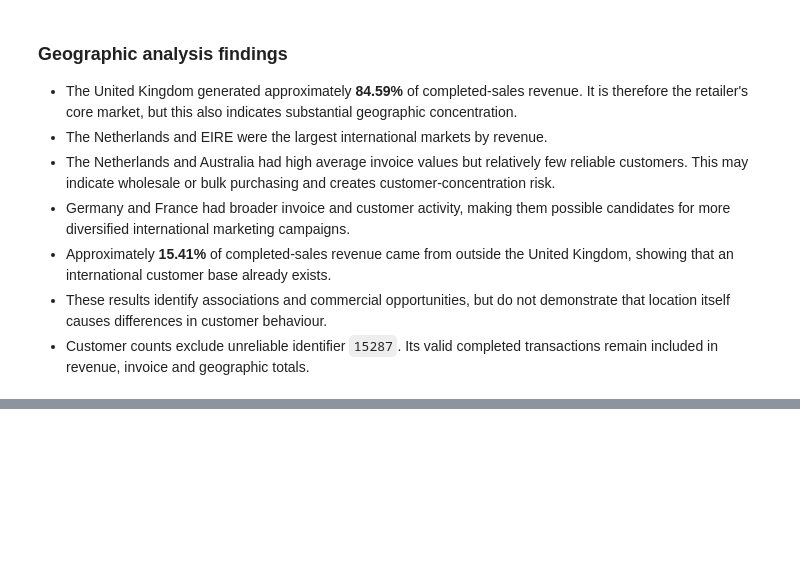
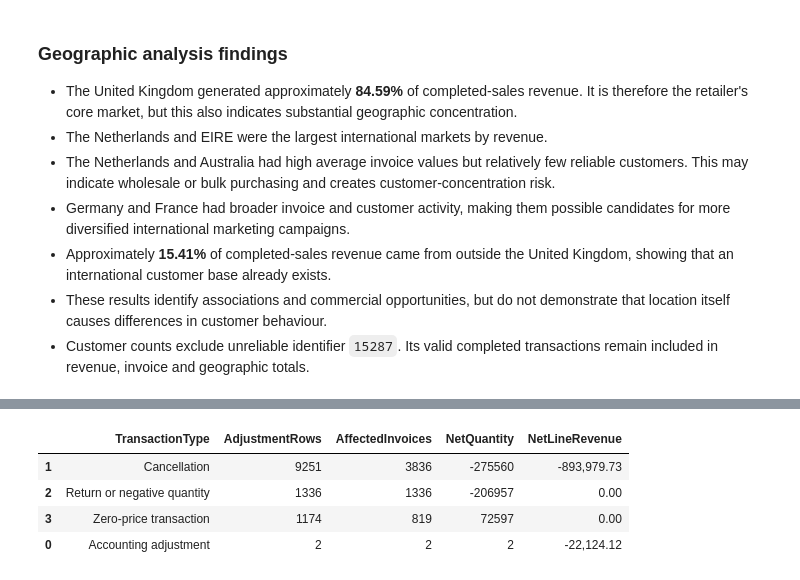
Before and after one commit to Ellusive89/CI-DA-Project-2-Online-Retail-Transaction-Analysis, a Jupyter notebook: jupyter_notebooks/02_Exploratory_Data_Analysis.ipynb, the cells around one changed output, grey strips where cells are left out. Drawn from its saved outputs; the diff is of its cells as text; code cells hidden in the pictures; blank space fills up the shorter version.

```diff
--- a/jupyter_notebooks/02_Exploratory_Data_Analysis.ipynb
+++ b/jupyter_notebooks/02_Exploratory_Data_Analysis.ipynb
@@ -1062,0 +1074,25 @@ Geographic-analysis validation passed.
+# %%
+transaction_type_summary = (
+    returns_df.groupby(
+        "TransactionType",
+        as_index=False,
+    )
+    .agg(
+        AdjustmentRows=("InvoiceNo", "size"),
+        AffectedInvoices=("InvoiceNo", "nunique"),
+        NetQuantity=("Quantity", "sum"),
+        NetLineRevenue=("LineRevenue", "sum"),
+    )
+    .sort_values(
+        "AdjustmentRows",
+        ascending=False,
+    )
+)
+
+transaction_type_summary
+# %% [output]
+|  | TransactionType | AdjustmentRows | AffectedInvoices | NetQuantity | NetLineRevenue |
+| 1 | Cancellation | 9251 | 3836 | -275560 | -893,979.73 |
+| 2 | Return or negative quantity | 1336 | 1336 | -206957 | 0.00 |
+| 3 | Zero-price transaction | 1174 | 819 | 72597 | 0.00 |
+| 0 | Accounting adjustment | 2 | 2 | 2 | -22,124.12 |
```
Also changed, not shown: parts of 8 cells of this notebook.
